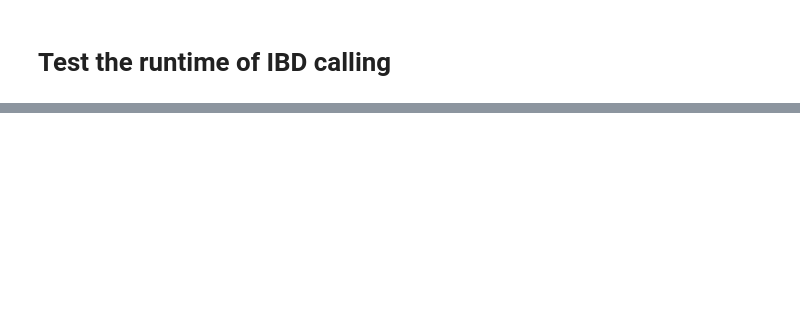
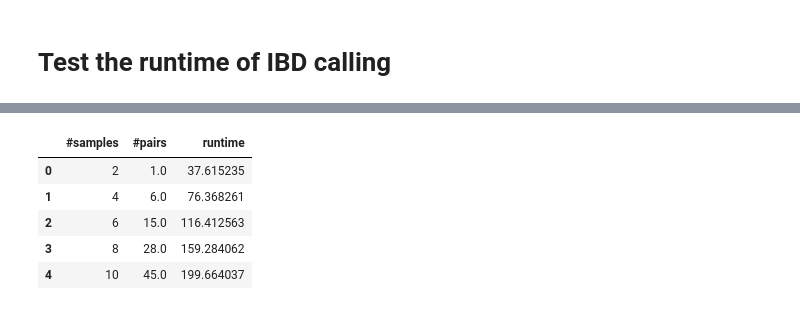
Before and after one commit to hringbauer/ancIBD, a Jupyter notebook: notebook/analyze_ibd/runtime_test.ipynb, the cells around one changed output, grey strips where cells are left out. Saved outputs shown, nothing was run; the diff lists cells and outputs as text; code cells hidden in the pictures; blank space fills up the shorter version.

```diff
--- a/notebook/analyze_ibd/runtime_test.ipynb
+++ b/notebook/analyze_ibd/runtime_test.ipynb
@@ -32,0 +223,9 @@ rcParams['font.sans-serif'] = ['Arial']  # Make sure to have the font installed
+# %%
+df3.head()
+# %% [output]
+|  | #samples | #pairs | runtime |
+| 0 | 2 | 1.0 | 37.615235 |
+| 1 | 4 | 6.0 | 76.368261 |
+| 2 | 6 | 15.0 | 116.412563 |
+| 3 | 8 | 28.0 | 159.284062 |
+| 4 | 10 | 45.0 | 199.664037 |
```
Also changed, not shown: parts of 29 cells of this notebook, 1 other file.
